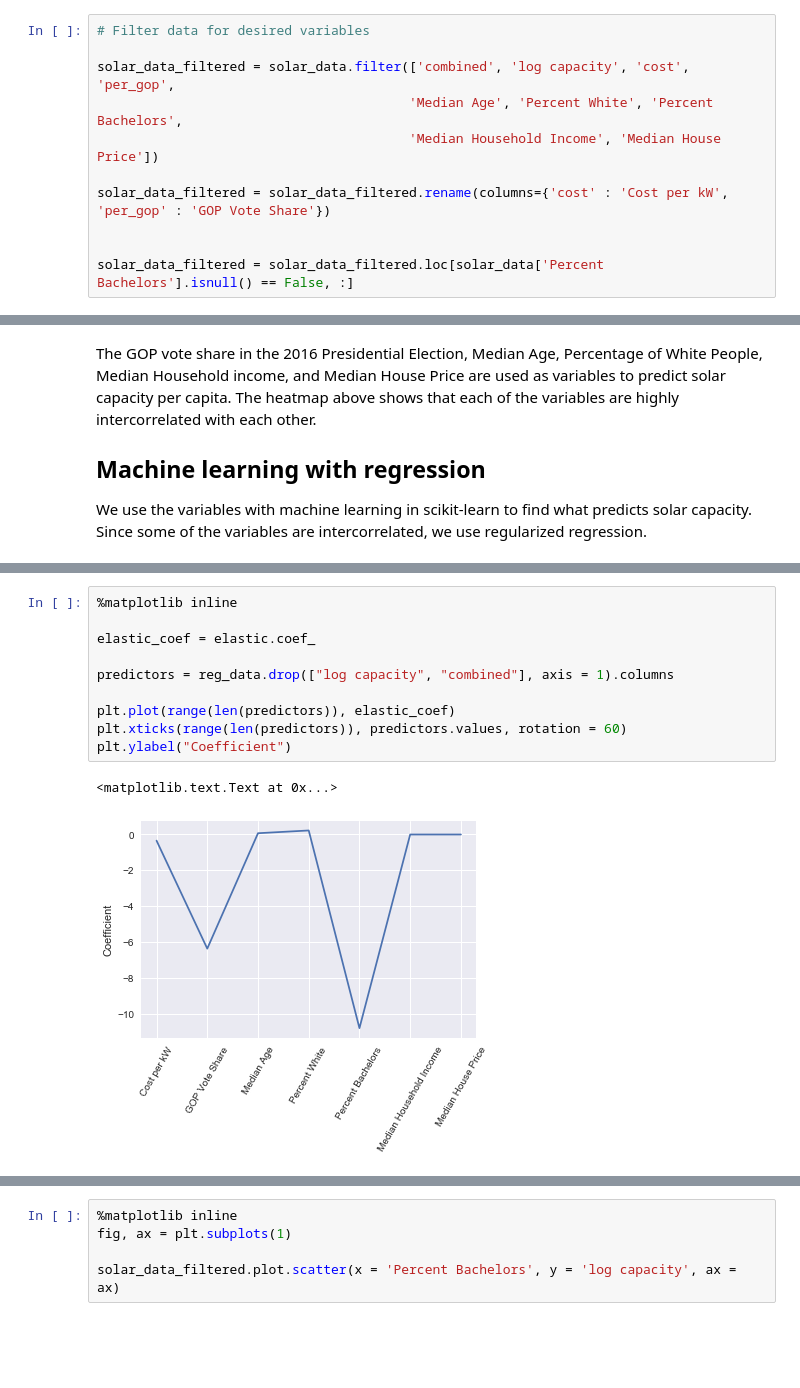
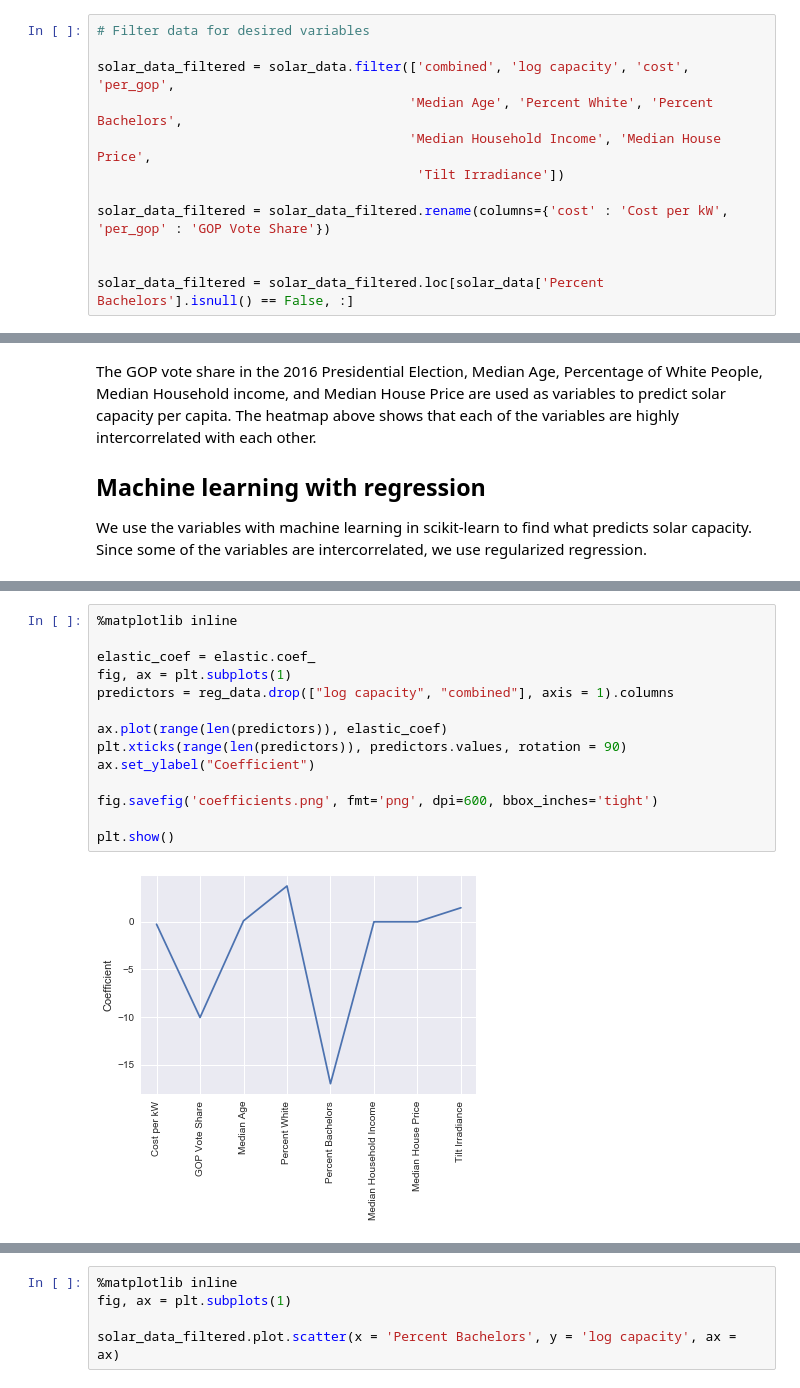
Before and after one commit to aawiegel/OpenPV-Predict, a Jupyter notebook: SolarPredictions.ipynb, the cells around one changed output, grey strips where cells are left out. Drawn from its saved outputs; the diff is of its cells as text; blank space fills up the shorter version.

```diff
--- a/SolarPredictions.ipynb
+++ b/SolarPredictions.ipynb
@@ -91,7 +95,8 @@ Here, the distribution is much better described by a normal distribution. Indeed
 
 solar_data_filtered = solar_data.filter(['combined', 'log capacity', 'cost', 'per_gop',
                                         'Median Age', 'Percent White', 'Percent Bachelors',
-                                        'Median Household Income', 'Median House Price'])
+                                        'Median Household Income', 'Median House Price',
+                                         'Tilt Irradiance'])
 
 solar_data_filtered = solar_data_filtered.rename(columns={'cost' : 'Cost per kW', 'per_gop' : 'GOP Vote Share'})
 
@@ -181,13 +191,16 @@ Tuned R squared 0.26757537754900773
 # %%
 %matplotlib inline
 
 elastic_coef = elastic.coef_
-
+fig, ax = plt.subplots(1)
 predictors = reg_data.drop(["log capacity", "combined"], axis = 1).columns
 
-plt.plot(range(len(predictors)), elastic_coef)
-plt.xticks(range(len(predictors)), predictors.values, rotation = 60)
-plt.ylabel("Coefficient")
+ax.plot(range(len(predictors)), elastic_coef)
+plt.xticks(range(len(predictors)), predictors.values, rotation = 90)
+ax.set_ylabel("Coefficient")
+
+fig.savefig('coefficients.png', fmt='png', dpi=600, bbox_inches='tight')
+
+plt.show()
 # %% [output]
-<matplotlib.text.Text at 0x...>
-[figure, old version]
+[figure, new version]
```
Also changed, not shown: parts of 9 cells of this notebook.
